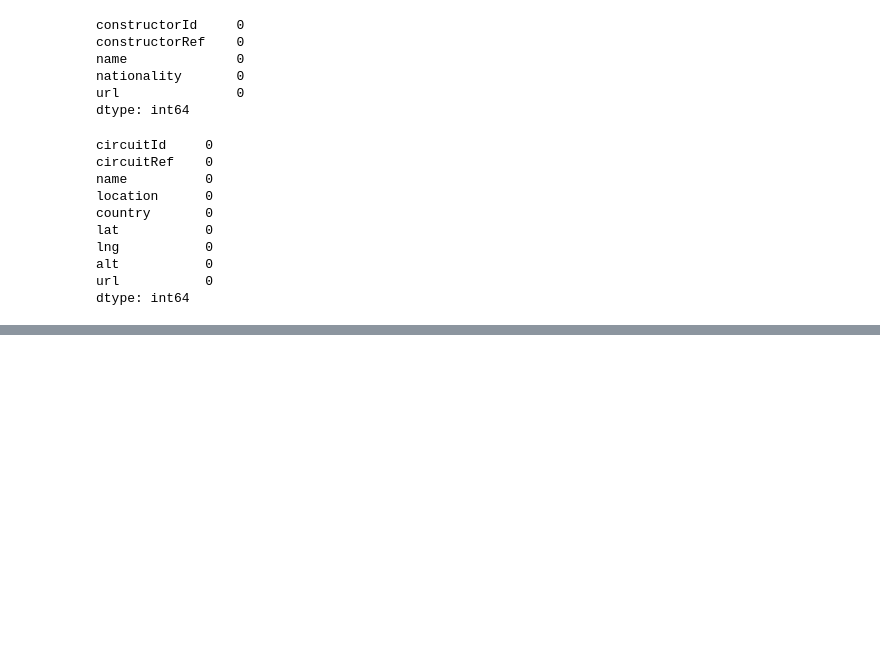
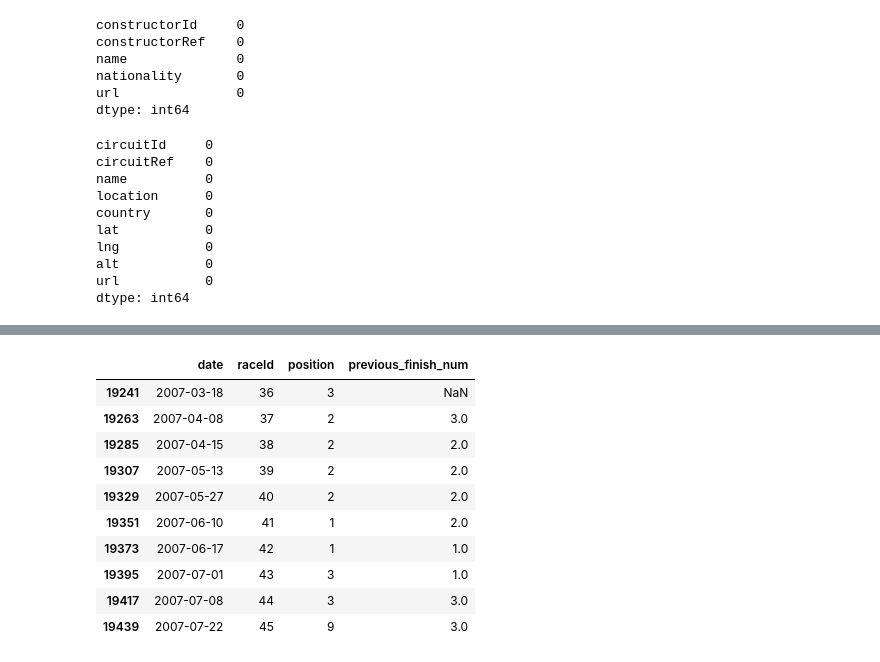
Before and after one commit to dharanish721/F1-Race-Predictor, a Jupyter notebook: notebooks/01_f1_data_exploration.ipynb, the cells around one changed output, grey strips where cells are left out. Saved outputs shown, nothing was run; the diff lists cells and outputs as text; code cells hidden in the pictures; blank space fills up the shorter version.

```diff
--- a/notebooks/01_f1_data_exploration.ipynb
+++ b/notebooks/01_f1_data_exploration.ipynb
@@ -155,0 +588,6 @@ races = pd.read_csv("../data/raw/races.csv")
+# %%
+completed_results["podium"] = (
+    completed_results["position"].isin(["1", "2", "3"]).astype(int)
+)
+
+print(completed_results["podium"].value_counts())
@@ -155,0 +636,6 @@ races = pd.read_csv("../data/raw/races.csv")
+# %%
+completed_results = completed_results.sort_values(
+    ["date", "raceId", "driverId"]
+).reset_index(drop=True)
+
+print(completed_results[["date", "raceId", "driverId", "podium"]].head(10))
@@ -155,0 +654,12 @@ races = pd.read_csv("../data/raw/races.csv")
+# %%
+completed_results["previous_finish"] = (
+    completed_results
+    .groupby("driverId")["position"]
+    .shift(1)
+)
+
+print(
+    completed_results[
+        ["driverId", "date", "position", "previous_finish"]
+    ].head(20)
+)
@@ -155,0 +692,11 @@ races = pd.read_csv("../data/raw/races.csv")
+# %%
+completed_results["previous_finish_num"] = pd.to_numeric(
+    completed_results["previous_finish"],
+    errors="coerce"
+)
+
+print(
+    completed_results[
+        ["previous_finish", "previous_finish_num"]
+    ].head(20)
+)
@@ -155,0 +743,18 @@ races = pd.read_csv("../data/raw/races.csv")
+# %%
+completed_results[
+    completed_results["driverId"] == 1
+][
+    ["date", "raceId", "position", "previous_finish_num"]
+].head(10)
+# %% [output]
+|  | date | raceId | position | previous_finish_num |
+| 19241 | 2007-03-18 | 36 | 3 | NaN |
+| 19263 | 2007-04-08 | 37 | 2 | 3.0 |
+| 19285 | 2007-04-15 | 38 | 2 | 2.0 |
+| 19307 | 2007-05-13 | 39 | 2 | 2.0 |
+| 19329 | 2007-05-27 | 40 | 2 | 2.0 |
+| 19351 | 2007-06-10 | 41 | 1 | 2.0 |
+| 19373 | 2007-06-17 | 42 | 1 | 1.0 |
+| 19395 | 2007-07-01 | 43 | 3 | 1.0 |
+| 19417 | 2007-07-08 | 44 | 3 | 3.0 |
+| 19439 | 2007-07-22 | 45 | 9 | 3.0 |
```
Also changed, not shown: parts of 133 cells of this notebook.
